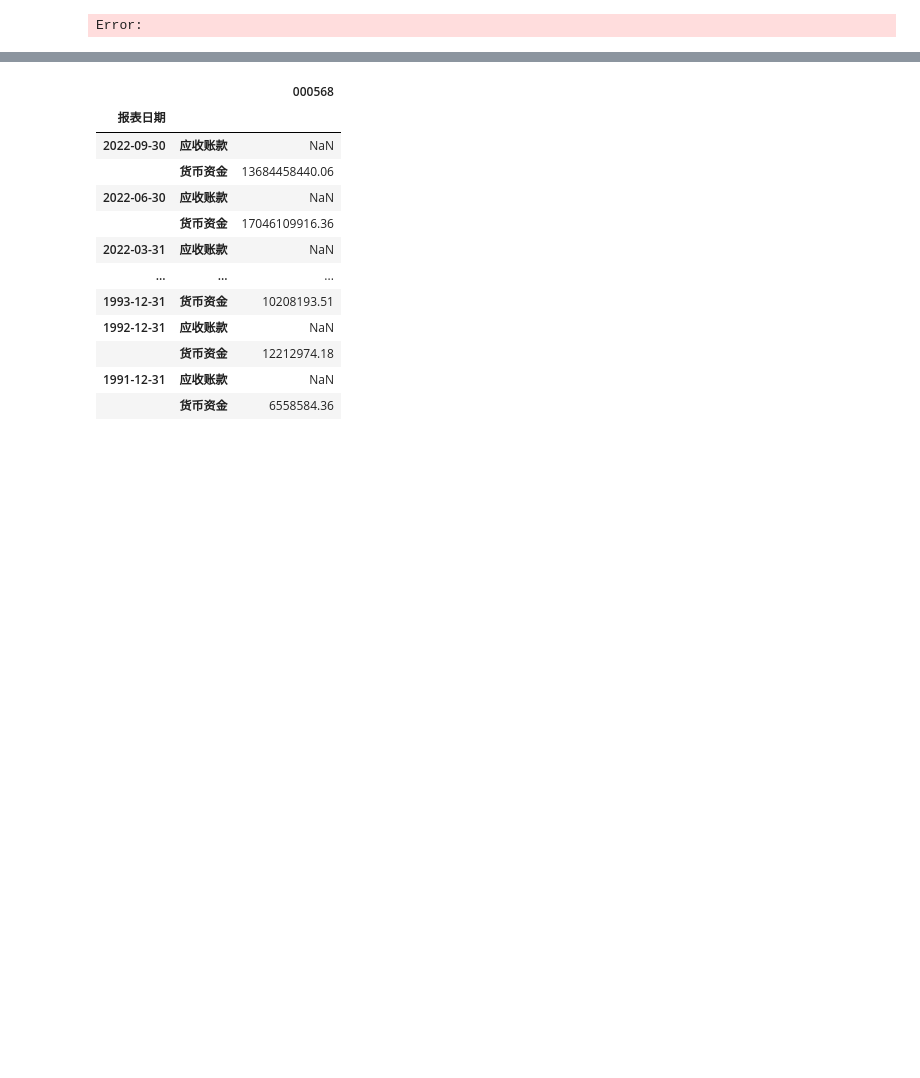
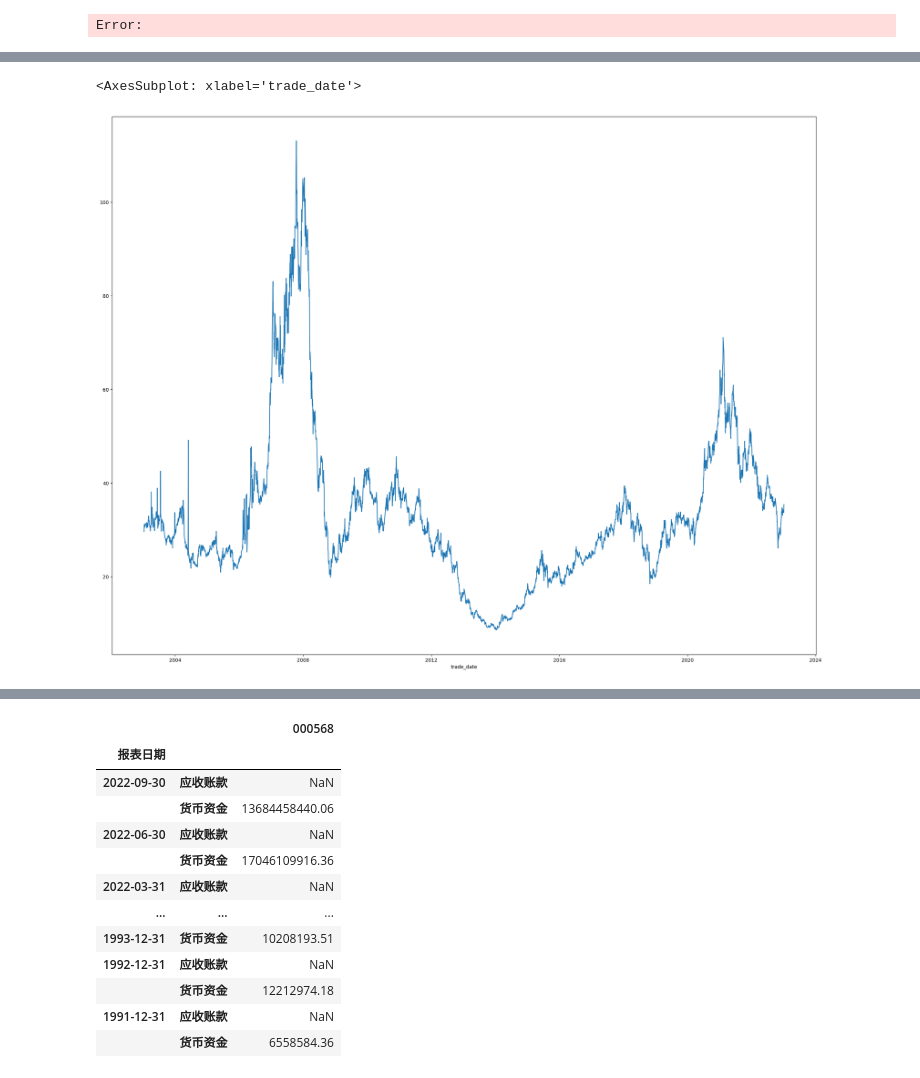
Before and after one commit to steven-xian/example, a Jupyter notebook: learn_python/finance/akshare_demo.ipynb, the cells around one changed output, grey strips where cells are left out. Saved outputs shown, nothing was run; the diff lists cells and outputs as text; code cells hidden in the pictures; blank space fills up the shorter version.

```diff
--- a/learn_python/finance/akshare_demo.ipynb
+++ b/learn_python/finance/akshare_demo.ipynb
@@ -148,0 +170,10 @@ print(len())
+# %%
+out = all_stock.groupby('trade_date')[['total_mv', 'net_profit']].sum()
+out['stock_size'] = all_stock.groupby('trade_date').size()
+
+out['average_pe'] = out['total_mv'] / out['net_profit']
+
+out['average_pe'].plot(kind='line', figsize=(26, 20))
+# %% [output]
+<AxesSubplot: xlabel='trade_date'>
+[figure, added]
```
Also changed, not shown: parts of 8 cells of this notebook, 2 other files.
